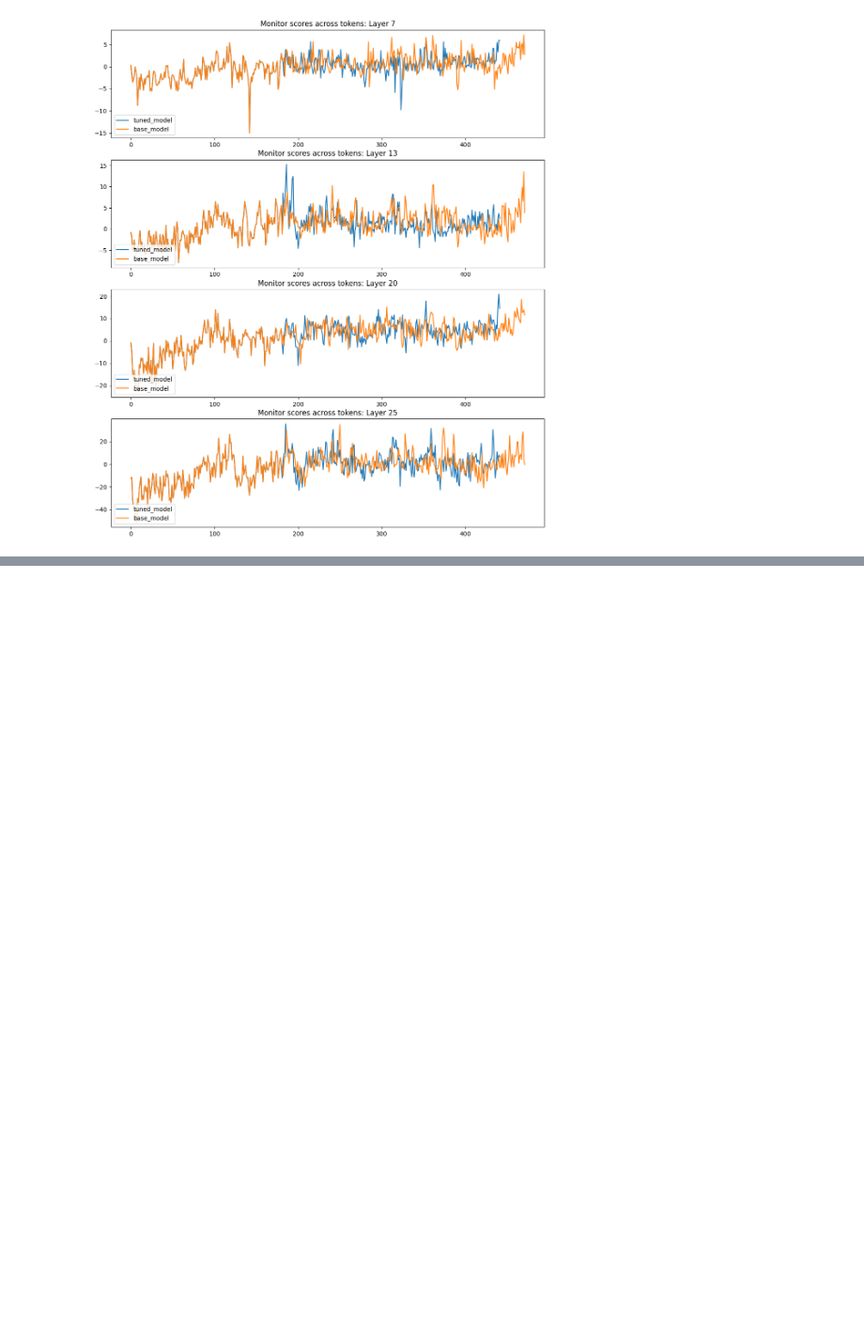
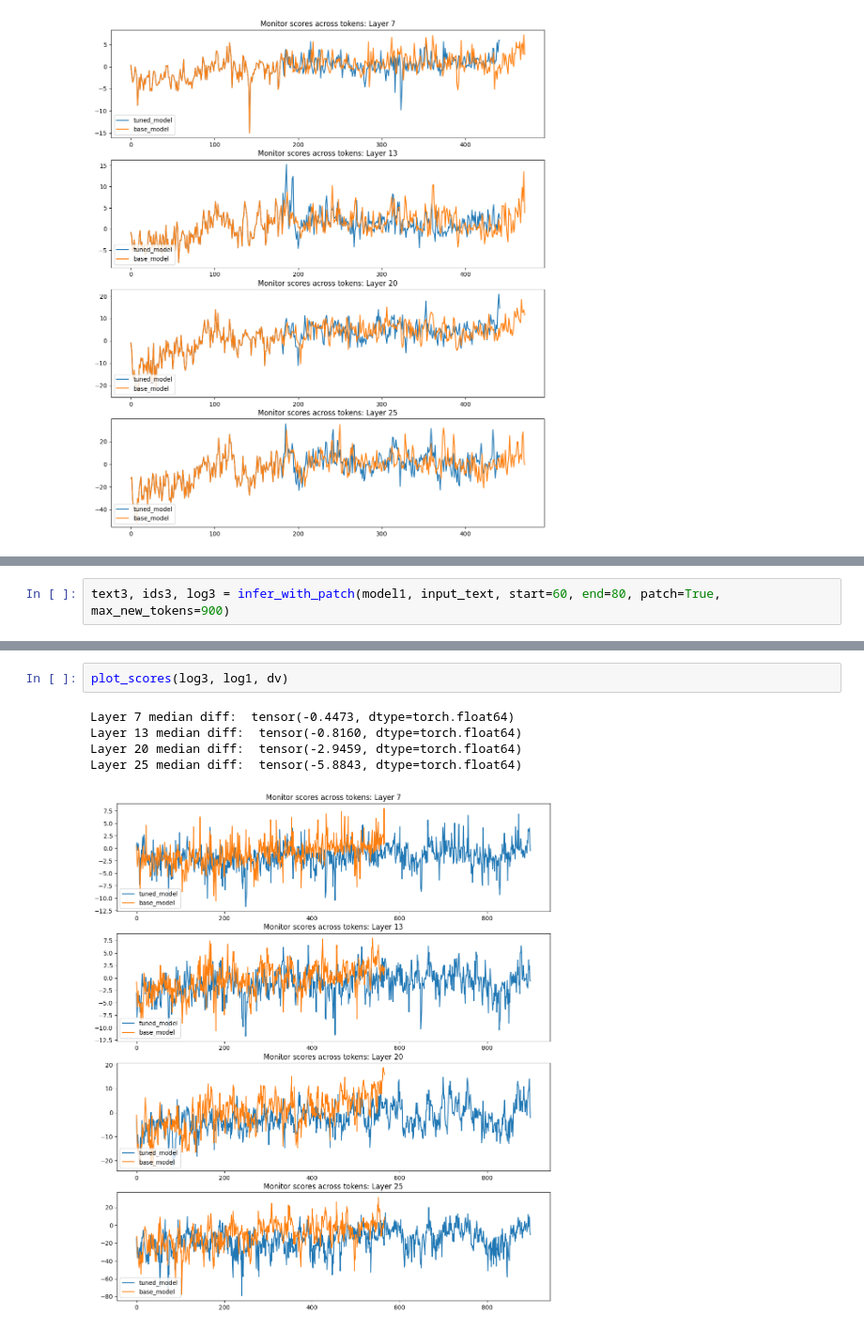
Before and after one commit to Yug-Oswal/cr-actpatch, a Jupyter notebook: actpatch_interpret_v2.ipynb, the cells around one changed output, grey strips where cells are left out. Shown at 94% size. Cells and saved outputs as stored; diff of their text form; blank space fills up the shorter version.

```diff
--- a/actpatch_interpret_v2.ipynb
+++ b/actpatch_interpret_v2.ipynb
@@ -344,0 +407,2 @@ Layer 25 median diff:  tensor(-0.0176, dtype=torch.float64)
+# %%
+text3, ids3, log3 = infer_with_patch(model1, input_text, start=60, end=80, patch=True, max_new_tokens=900)
@@ -344,0 +429,8 @@ Layer 25 median diff:  tensor(-0.0176, dtype=torch.float64)
+# %%
+plot_scores(log3, log1, dv)
+# %% [output]
+Layer 7 median diff:  tensor(-0.4473, dtype=torch.float64)
+Layer 13 median diff:  tensor(-0.8160, dtype=torch.float64)
+Layer 20 median diff:  tensor(-2.9459, dtype=torch.float64)
+Layer 25 median diff:  tensor(-5.8843, dtype=torch.float64)
+[figure, added]
```
Also changed, not shown: parts of 9 cells of this notebook.
